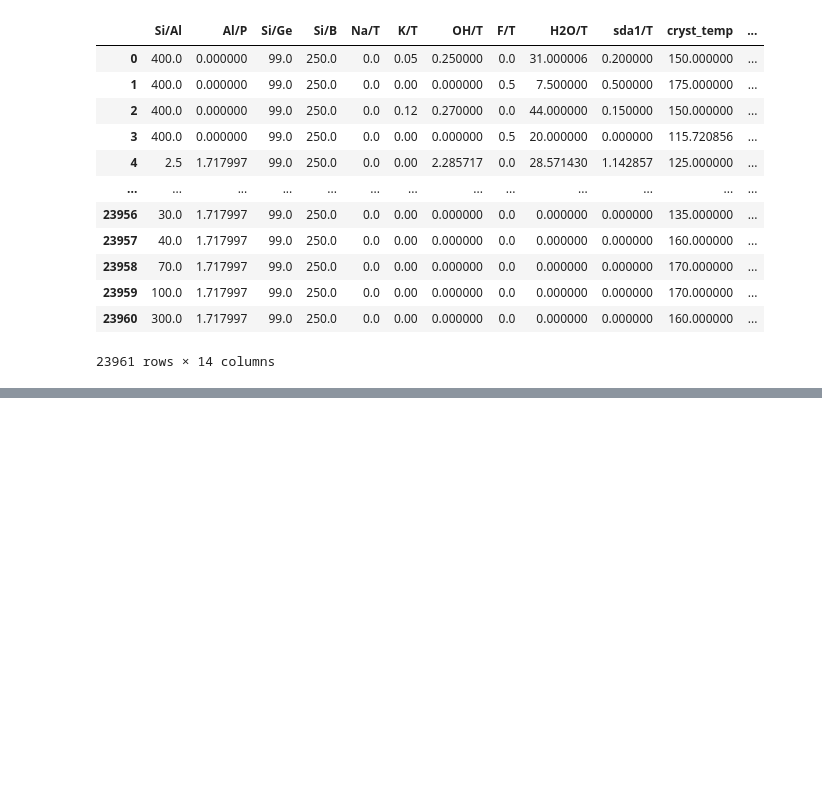
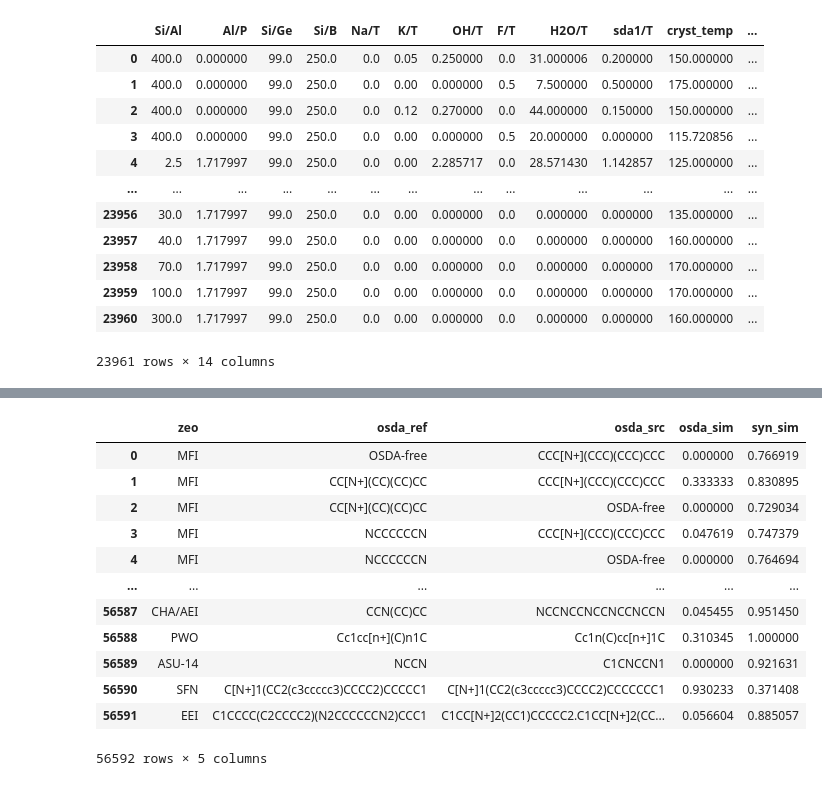
Before and after one commit to eltonpan/zeosyn_gen, a Jupyter notebook: data/analyze_zeosyngen.ipynb, the cells around one changed output, grey strips where cells are left out. Cells and saved outputs as stored; diff of their text form; code cells hidden in the pictures; blank space fills up the shorter version.

```diff
--- a/data/analyze_zeosyngen.ipynb
+++ b/data/analyze_zeosyngen.ipynb
@@ -141,3 +208,17 @@ len(osda_sims)
 # %%
-high_sim_sys = pd.DataFrame({'zeo': zeos, 'osda_ref': osda_refs, 'osda_src': osda_srcs, 'osda_sim': osda_sims, 'syn_sim': syn_sims})
-high_sim_sys
+df_osda_sim = pd.DataFrame({'zeo': zeos, 'osda_ref': osda_refs, 'osda_src': osda_srcs, 'osda_sim': osda_sims, 'syn_sim': syn_sims})
+df_osda_sim
+# %% [output]
+|  | zeo | osda_ref | osda_src | osda_sim | syn_sim |
+| 0 | MFI | OSDA-free | CCC[N+](CCC)(CCC)CCC | 0.000000 | 0.766919 |
+| 1 | MFI | CC[N+](CC)(CC)CC | CCC[N+](CCC)(CCC)CCC | 0.333333 | 0.830895 |
+| 2 | MFI | CC[N+](CC)(CC)CC | OSDA-free | 0.000000 | 0.729034 |
+| 3 | MFI | NCCCCCCN | CCC[N+](CCC)(CCC)CCC | 0.047619 | 0.747379 |
+| 4 | MFI | NCCCCCCN | OSDA-free | 0.000000 | 0.764694 |
+| ... | ... | ... | ... | ... | ... |
+| 56587 | CHA/AEI | CCN(CC)CC | NCCNCCNCCNCCNCCN | 0.045455 | 0.951450 |
+| 56588 | PWO | Cc1cc[n+](C)n1C | Cc1n(C)cc[n+]1C | 0.310345 | 1.000000 |
+| 56589 | ASU-14 | NCCN | C1CNCCN1 | 0.000000 | 0.921631 |
+| 56590 | SFN | C[N+]1(CC2(c3ccccc3)CCCC2)CCCCC1 | C[N+]1(CC2(c3ccccc3)CCCC2)CCCCCCC1 | 0.930233 | 0.371408 |
+| 56591 | EEI | C1CCCC(C2CCCC2)(N2CCCCCCN2)CCC1 | C1CC[N+]2(CC1)CCCCC2.C1CC[N+]2(CC... | 0.056604 | 0.885057 |
+56592 rows × 5 columns
```
Also changed, not shown: parts of 17 cells of this notebook, 3 other files.
